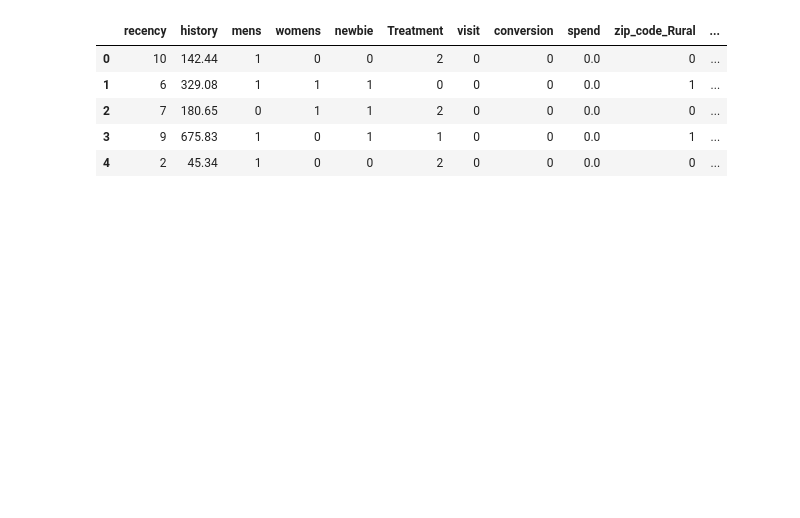
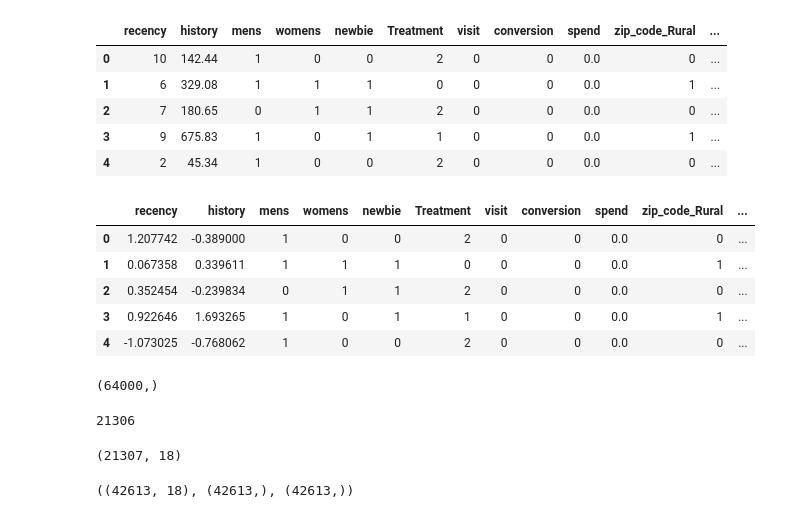
Before and after one commit to CoopXAdvancedAnalytics/Predictive_Analytics, a Jupyter notebook: APA_Econml_Hilstrom.ipynb, the cells around one changed output. Saved outputs shown, nothing was run; the diff lists cells and outputs as text; code cells hidden in the pictures; blank space fills up the shorter version.

```diff
--- a/APA_Econml_Hilstrom.ipynb
+++ b/APA_Econml_Hilstrom.ipynb
@@ -185,3 +233,58 @@ df.head()
 
 normalization_fields = ['recency', 'history']
 df[normalization_fields] = (df[normalization_fields] - df[normalization_fields].mean()) / df[normalization_fields].std()
+# %%
+df.head()
+# %% [output]
+|  | recency | history | mens | womens | newbie | Treatment | visit | conversion | spend | zip_code_Rural | ... |
+| 0 | 1.207742 | -0.389000 | 1 | 0 | 0 | 2 | 0 | 0 | 0.0 | 0 | ... |
+| 1 | 0.067358 | 0.339611 | 1 | 1 | 1 | 0 | 0 | 0 | 0.0 | 1 | ... |
+| 2 | 0.352454 | -0.239834 | 0 | 1 | 1 | 2 | 0 | 0 | 0.0 | 0 | ... |
+| 3 | 0.922646 | 1.693265 | 1 | 0 | 1 | 1 | 0 | 0 | 0.0 | 1 | ... |
+| 4 | -1.073025 | -0.768062 | 1 | 0 | 0 | 2 | 0 | 0 | 0.0 | 0 | ... |
+# %%
+# Define estimator inputs
+
+Y = df['visit'].values # outcome of interest
+T = df['Treatment'].values # treatment
+X = df.drop(columns=["visit","Treatment", "conversion", "spend"]).values  # features
+Y.shape
+# %% [output]
+(64000,)
+# %%
+# Data Preparation
+
+control_indexs = [i for i, e in enumerate(T) if e==0]
+men_indexs = [i for i, e in enumerate (T) if e==1]
+women_indexs = [i for i, e in enumerate (T) if e==2]
+
+len(control_indexs)
+# %% [output]
+21306
+# %%
+# Split the dataset into Control group and Women/Men campaign group
+X_control = X[control_indexs]
+Y_control = Y[control_indexs]
+T_control = T[control_indexs]
+
+X_women = X[women_indexs]
+Y_women = Y[women_indexs]
+T_women = T[women_indexs]
+
+X_women.shape
+
+X_men = X[men_indexs]
+Y_men = Y[men_indexs]
+T_men = T[men_indexs]
+
+X_men.shape
+# %% [output]
+(21307, 18)
+# %%
+X_split = np.append(X_control, X_men, axis=0)
+Y_split = np.append(Y_control, Y_men, axis =0)
+T_split = np.append(T_control, T_men, axis= 0)
+
+X_split.shape, Y_split.shape, T_split.shape
+# %% [output]
+((42613, 18), (42613,), (42613,))
```
Also changed, not shown: parts of 18 cells of this notebook.
